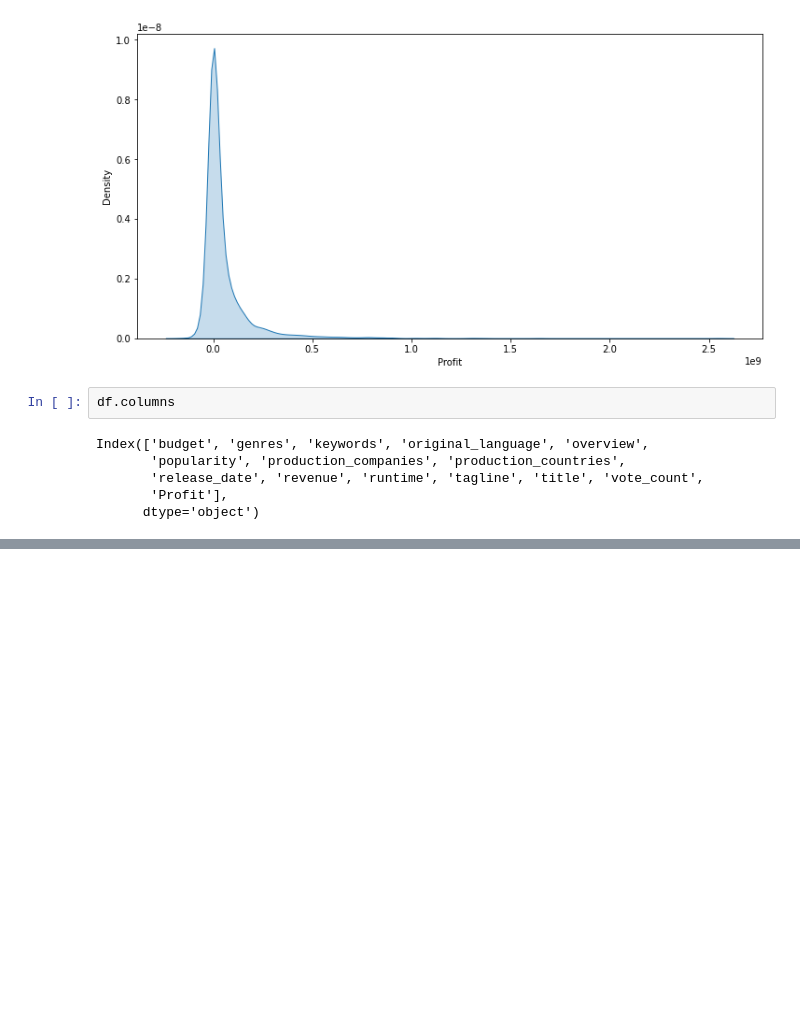
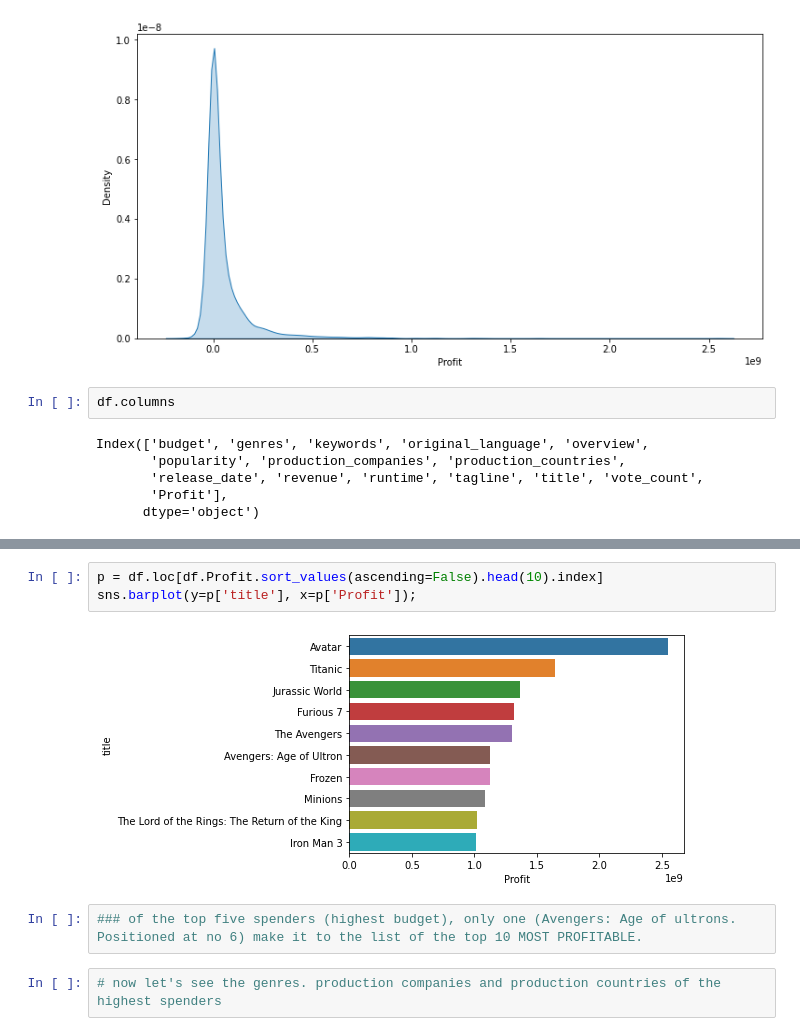
Before and after one commit to AminuAhmadh/data-analysis, a Jupyter notebook: EDA/tmdb.ipynb, the cells around one changed output, grey strips where cells are left out. Saved outputs shown, nothing was run; the diff lists cells and outputs as text; blank space fills up the shorter version.

```diff
--- a/EDA/tmdb.ipynb
+++ b/EDA/tmdb.ipynb
@@ -181,0 +187,9 @@ Index(['budget', 'genres', 'keywords', 'original_language', 'overview',
+# %%
+p = df.loc[df.Profit.sort_values(ascending=False).head(10).index]
+sns.barplot(y=p['title'], x=p['Profit']);
+# %% [output]
+[figure, added]
+# %%
+### of the top five spenders (highest budget), only one (Avengers: Age of ultrons. Positioned at no 6) make it to the list of the top 10 MOST PROFITABLE.
+# %%
+# now let's see the genres. production companies and production countries of the highest spenders
```
Also changed, not shown: parts of 25 cells of this notebook, 5 other files.
